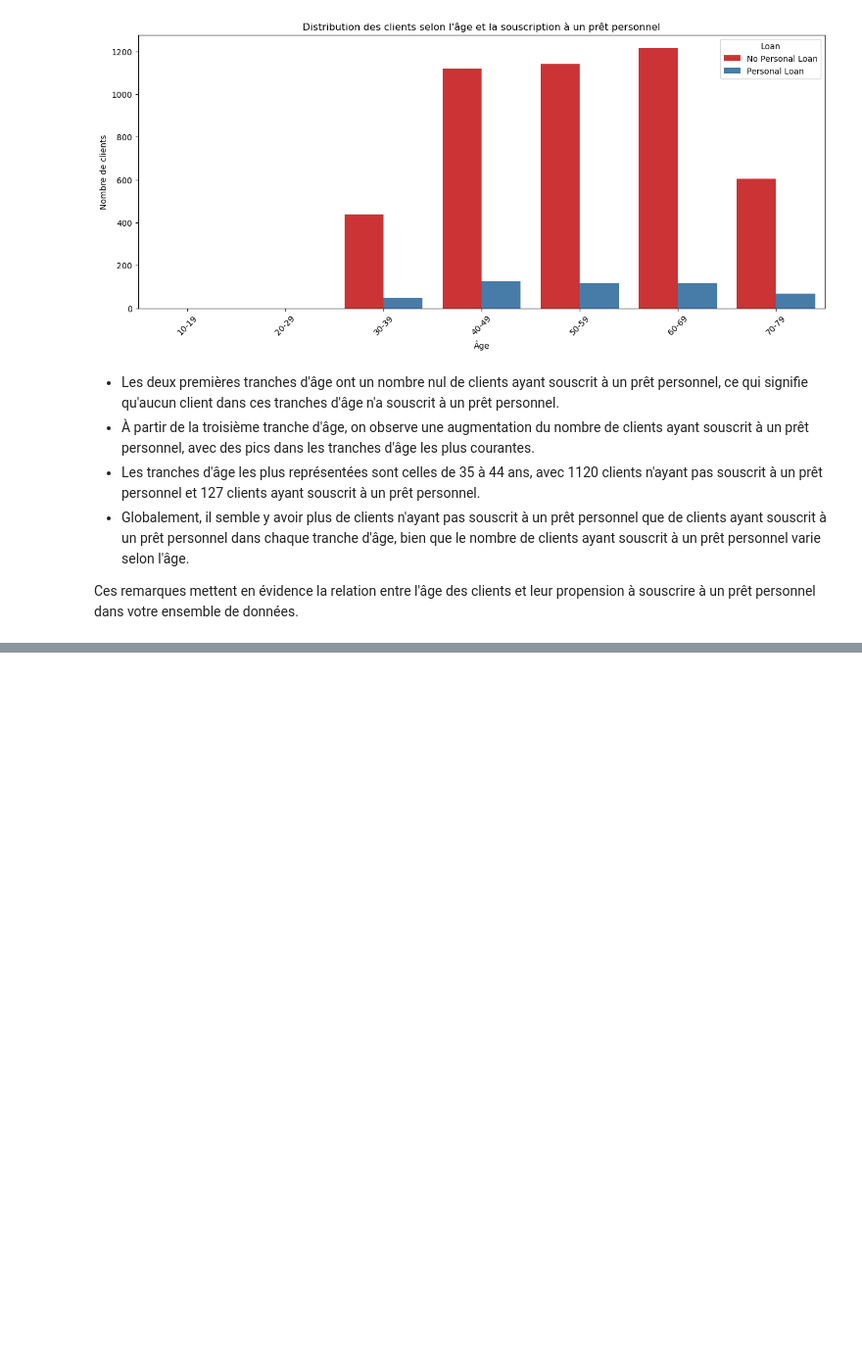
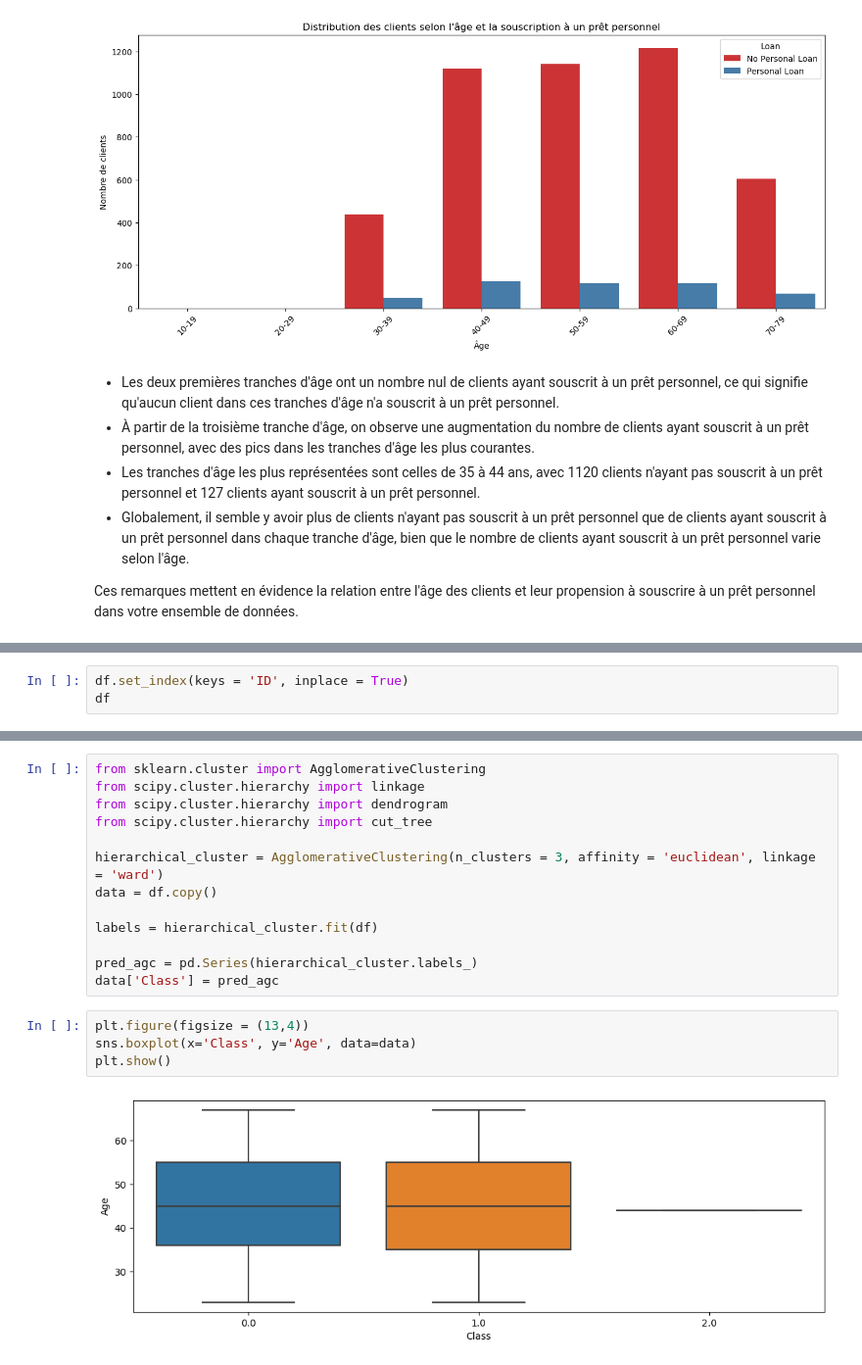
Before and after one commit to ImadElMaftouhi/Projet_dataMining, a Jupyter notebook: clustering.ipynb, the cells around one changed output, grey strips where cells are left out. Shown at 98% size. Drawn from its saved outputs; the diff is of its cells as text; blank space fills up the shorter version.

```diff
--- a/clustering.ipynb
+++ b/clustering.ipynb
@@ -662,0 +713,3 @@ Ces remarques mettent en évidence la relation entre l'âge des clients et leur
+# %%
+df.set_index(keys = 'ID', inplace = True)
+df
@@ -662,0 +731,19 @@ Ces remarques mettent en évidence la relation entre l'âge des clients et leur
+# %%
+from sklearn.cluster import AgglomerativeClustering
+from scipy.cluster.hierarchy import linkage
+from scipy.cluster.hierarchy import dendrogram
+from scipy.cluster.hierarchy import cut_tree
+
+hierarchical_cluster = AgglomerativeClustering(n_clusters = 3, affinity = 'euclidean', linkage = 'ward')
+data = df.copy()
+
+labels = hierarchical_cluster.fit(df)
+
+pred_agc = pd.Series(hierarchical_cluster.labels_)
+data['Class'] = pred_agc
+# %%
+plt.figure(figsize = (13,4))
+sns.boxplot(x='Class', y='Age', data=data)
+plt.show()
+# %% [output]
+[figure, added]
```
Also changed, not shown: parts of 21 cells of this notebook.
